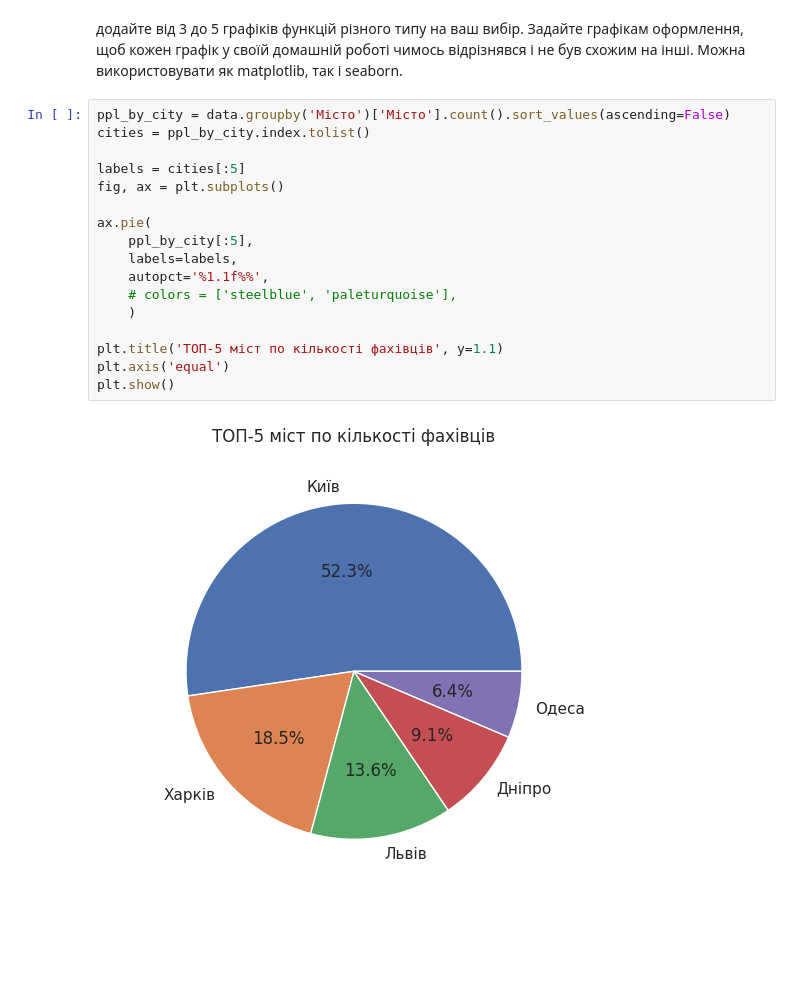
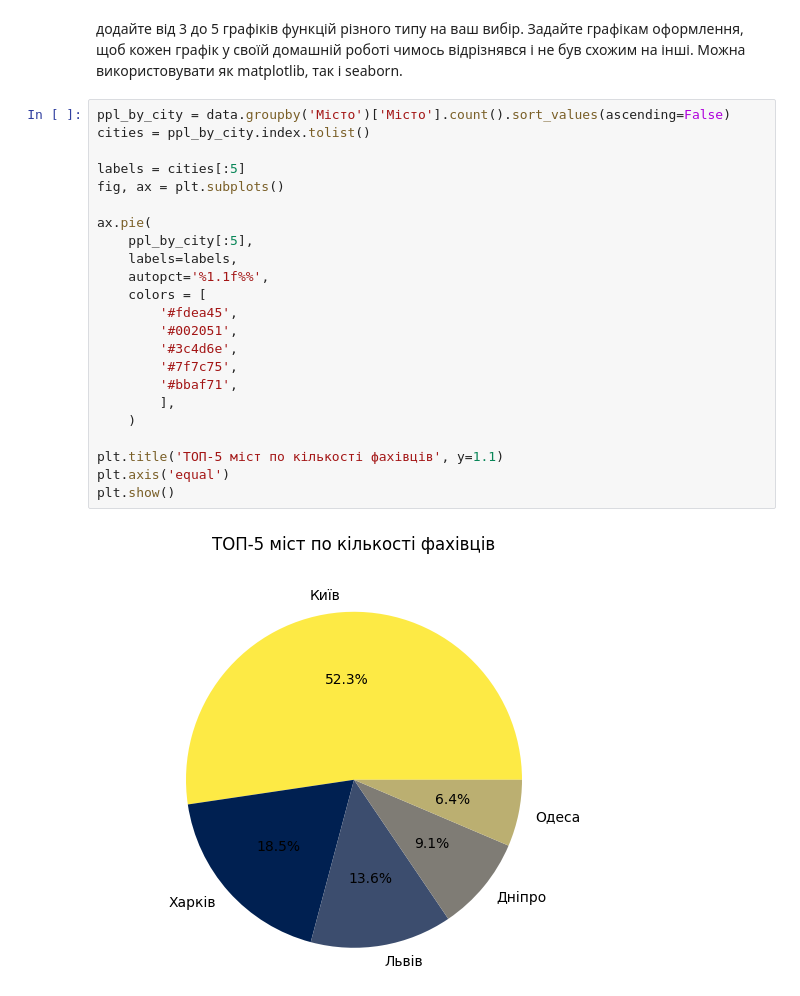
Before and after one commit to Anastasia-Makarova/DATA_homeworks, a Jupyter notebook: Hw2_2.ipynb, the cells around one changed output. Saved outputs shown, nothing was run; the diff lists cells and outputs as text; blank space fills up the shorter version.

```diff
--- a/Hw2_2.ipynb
+++ b/Hw2_2.ipynb
@@ -222,20 +223,26 @@ avg_sallary_desc.to_csv("avg_sallary_desc.csv", index=True)
 # %%
 ppl_by_city = data.groupby('Місто')['Місто'].count().sort_values(ascending=False)
 cities = ppl_by_city.index.tolist()
 
 labels = cities[:5]
 fig, ax = plt.subplots()
 
 ax.pie(
     ppl_by_city[:5],
     labels=labels,
     autopct='%1.1f%%',
-    # colors = ['steelblue', 'paleturquoise'],
+    colors = [
+        '#fdea45',
+        '#002051',
+        '#3c4d6e',
+        '#7f7c75',
+        '#bbaf71',
+        ],
     )
 
 plt.title('ТОП-5 міст по кількості фахівців', y=1.1)
 plt.axis('equal')
 plt.show()
 # %% [output]
-[figure, old version]
+[figure, new version]
 # %%
```
Also changed, not shown: parts of 4 cells of this notebook.
